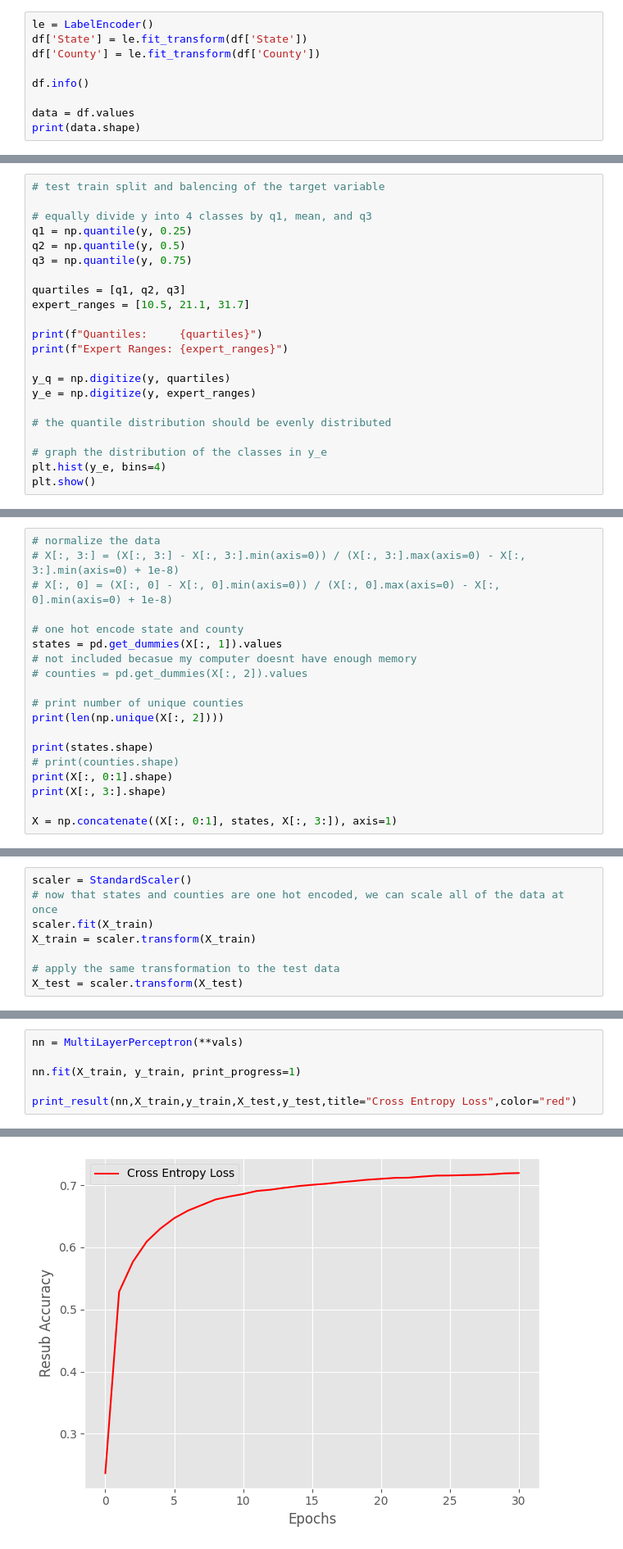
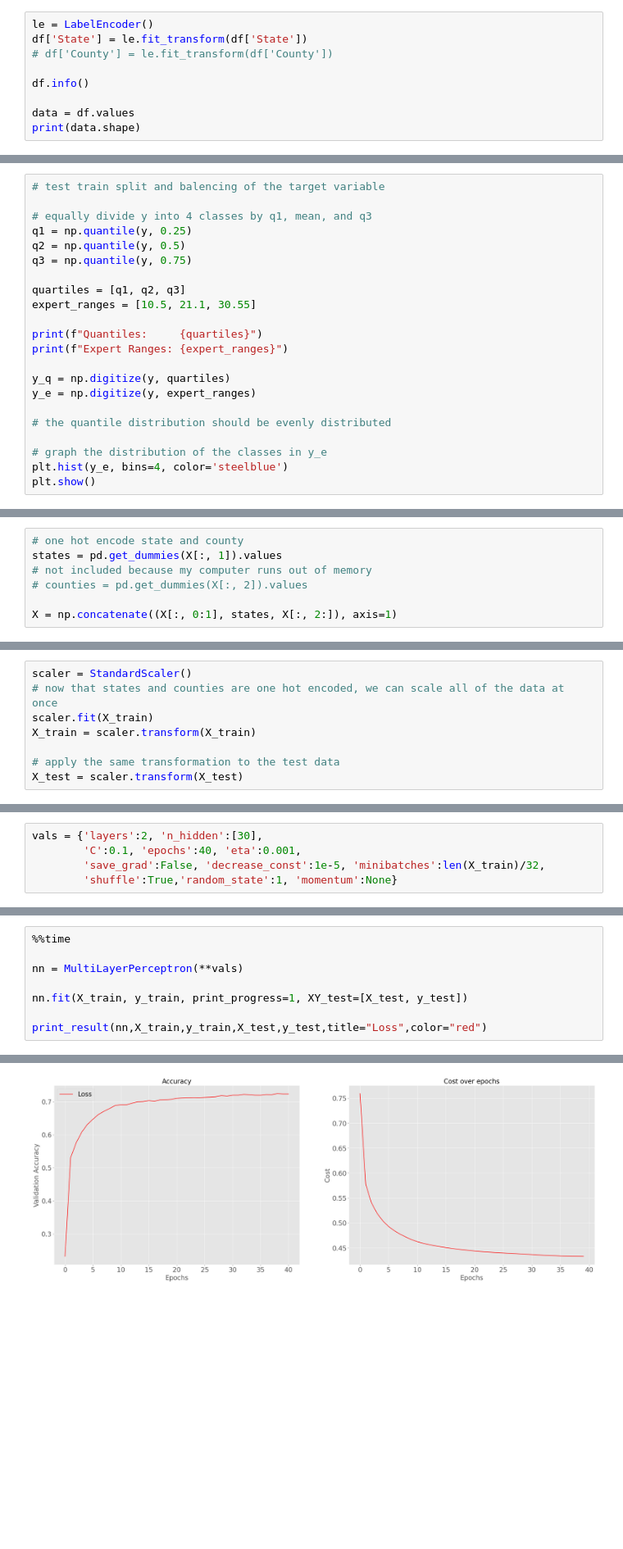
Before and after one commit to MarkBrub/ML_Python, a Jupyter notebook: Labs/Lab4.ipynb, the cells around one changed output, grey strips where cells are left out. Shown at 82% size. Drawn from its saved outputs; the diff is of its cells as text; blank space fills up the shorter version.

```diff
--- a/Labs/Lab4.ipynb
+++ b/Labs/Lab4.ipynb
@@ -44,7 +56,7 @@ catagorical_feature_labels = [1, 2]
 # %%
 le = LabelEncoder()
 df['State'] = le.fit_transform(df['State'])
-df['County'] = le.fit_transform(df['County'])
+# df['County'] = le.fit_transform(df['County'])
 
 df.info()
 
@@ -99,7 +111,7 @@ q2 = np.quantile(y, 0.5)
 q3 = np.quantile(y, 0.75)
 
 quartiles = [q1, q2, q3]
-expert_ranges = [10.5, 21.1, 31.7]
+expert_ranges = [10.5, 21.1, 30.55]
 
 print(f"Quantiles:     {quartiles}")
 print(f"Expert Ranges: {expert_ranges}")
@@ -110,7 +122,7 @@ y_e = np.digitize(y, expert_ranges)
 # the quantile distribution should be evenly distributed
 
 # graph the distribution of the classes in y_e
-plt.hist(y_e, bins=4)
+plt.hist(y_e, bins=4, color='steelblue')
 plt.show()
 # %% [output]
 Quantiles:     [6.2, 16.3, 31.6]
@@ -425,19 +495,7 @@ plt.show()
 # %%
-# normalize the data
-# X[:, 3:] = (X[:, 3:] - X[:, 3:].min(axis=0)) / (X[:, 3:].max(axis=0) - X[:, 3:].min(axis=0) + 1e-8)
-# X[:, 0] = (X[:, 0] - X[:, 0].min(axis=0)) / (X[:, 0].max(axis=0) - X[:, 0].min(axis=0) + 1e-8)
-
 # one hot encode state and county
 states = pd.get_dummies(X[:, 1]).values
-# not included becasue my computer doesnt have enough memory
+# not included because my computer runs out of memory
 # counties = pd.get_dummies(X[:, 2]).values
 
-# print number of unique counties
-print(len(np.unique(X[:, 2])))
-
-print(states.shape)
-# print(counties.shape)
-print(X[:, 0:1].shape)
-print(X[:, 3:].shape)
-
-X = np.concatenate((X[:, 0:1], states, X[:, 3:]), axis=1)
+X = np.concatenate((X[:, 0:1], states, X[:, 2:]), axis=1)
@@ -469,0 +529,5 @@ X_test = scaler.transform(X_test)
+# %%
+vals = {'layers':2, 'n_hidden':[30],
+        'C':0.1, 'epochs':40, 'eta':0.001,
+        'save_grad':False, 'decrease_const':1e-5, 'minibatches':len(X_train)/32,
+        'shuffle':True,'random_state':1, 'momentum':None}
@@ -470,7 +536,9 @@ X_test = scaler.transform(X_test)
 # %%
+%%time
+
 nn = MultiLayerPerceptron(**vals)
 
-nn.fit(X_train, y_train, print_progress=1)
+nn.fit(X_train, y_train, print_progress=1, XY_test=[X_test, y_test])
 
-print_result(nn,X_train,y_train,X_test,y_test,title="Cross Entropy Loss",color="red")
+print_result(nn,X_train,y_train,X_test,y_test,title="Loss",color="red")
 # %% [output]
@@ -483 +551 @@ Validation acc: 0.7110148514851485
-[figure, old version]
+[figure, new version]
```
Also changed, not shown: parts of 60 cells of this notebook, 1 other file.
